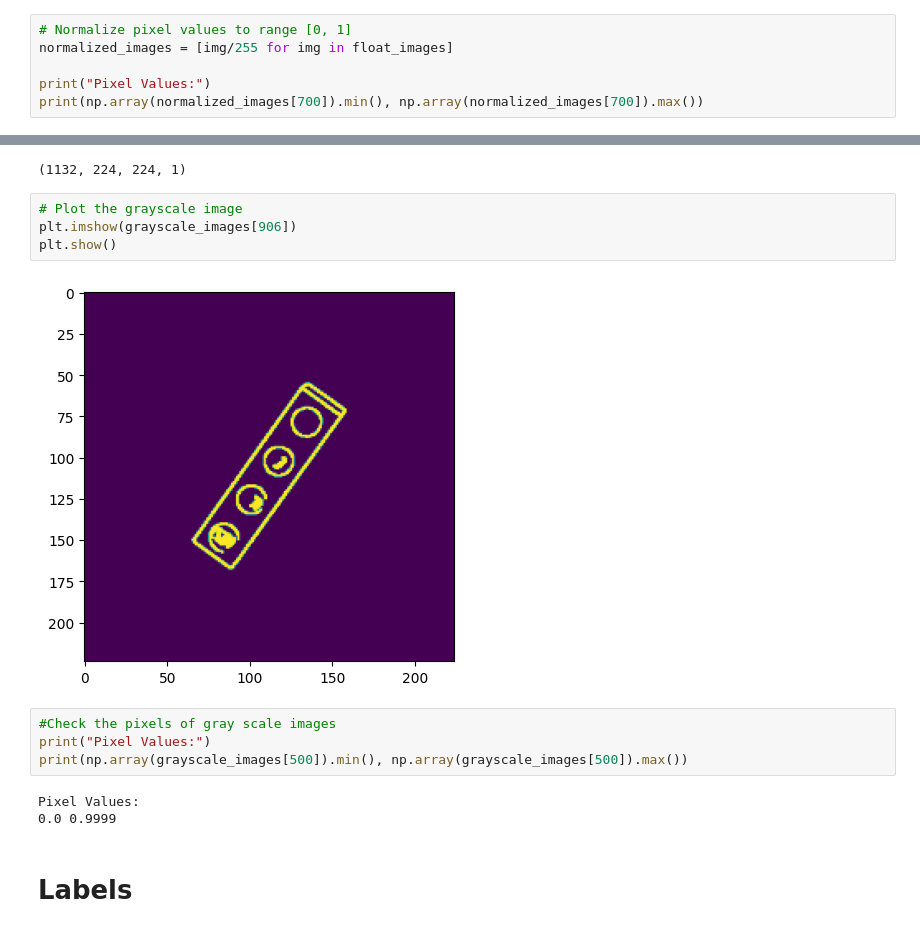
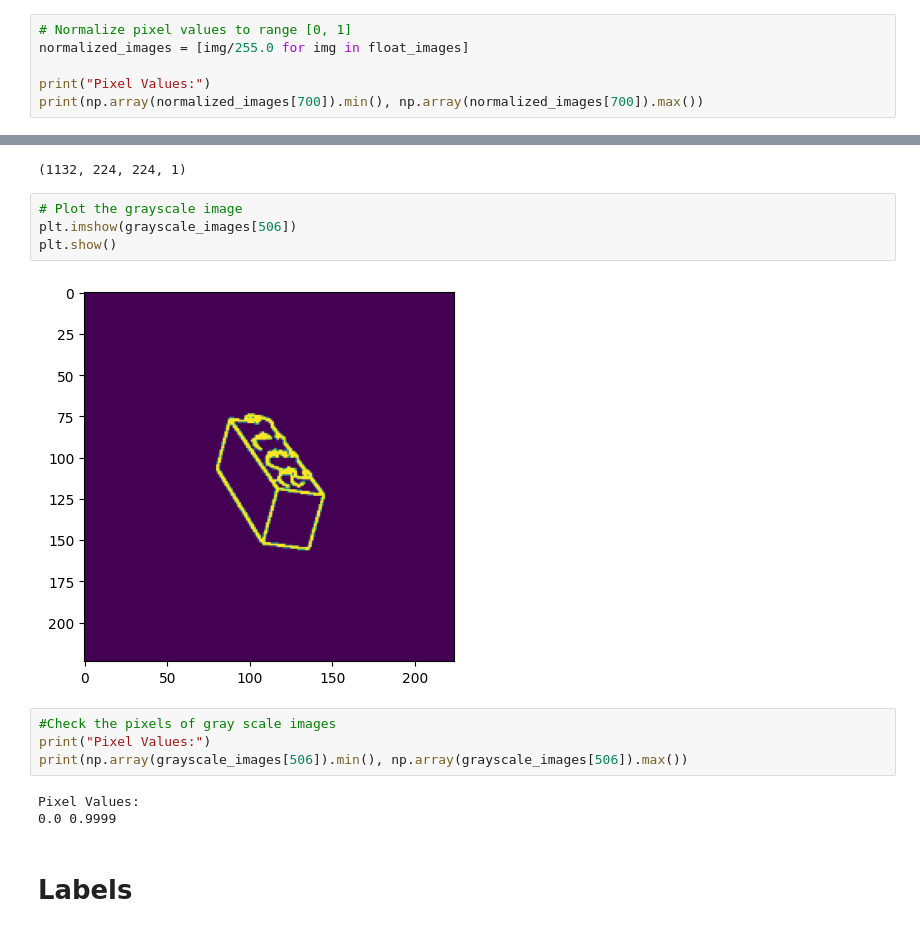
Before and after one commit to maadhuvijay/Project3-Lego-Classifier, a Jupyter notebook: Lego_classifier_new.ipynb, the cells around one changed output, grey strips where cells are left out. Drawn from its saved outputs; the diff is of its cells as text.

```diff
--- a/Lego_classifier_new.ipynb
+++ b/Lego_classifier_new.ipynb
@@ -237,7 +236,7 @@ Pixel Values:
 0.0 255.0
 # %%
 # Normalize pixel values to range [0, 1]
-normalized_images = [img/255 for img in float_images]
+normalized_images = [img/255.0 for img in float_images]
 
 print("Pixel Values:")
 print(np.array(normalized_images[700]).min(), np.array(normalized_images[700]).max())
@@ -265,14 +264,14 @@ print(grayscale_images.shape)
 (1132, 224, 224, 1)
 # %%
 # Plot the grayscale image
-plt.imshow(grayscale_images[906])
+plt.imshow(grayscale_images[506])
 plt.show()
 # %% [output]
-[figure, old version]
+[figure, new version]
 # %%
 #Check the pixels of gray scale images
 print("Pixel Values:")
-print(np.array(grayscale_images[500]).min(), np.array(grayscale_images[500]).max())
+print(np.array(grayscale_images[506]).min(), np.array(grayscale_images[506]).max())
 # %% [output]
 Pixel Values:
 0.0 0.9999
```
Also changed, not shown: parts of 15 cells of this notebook.
